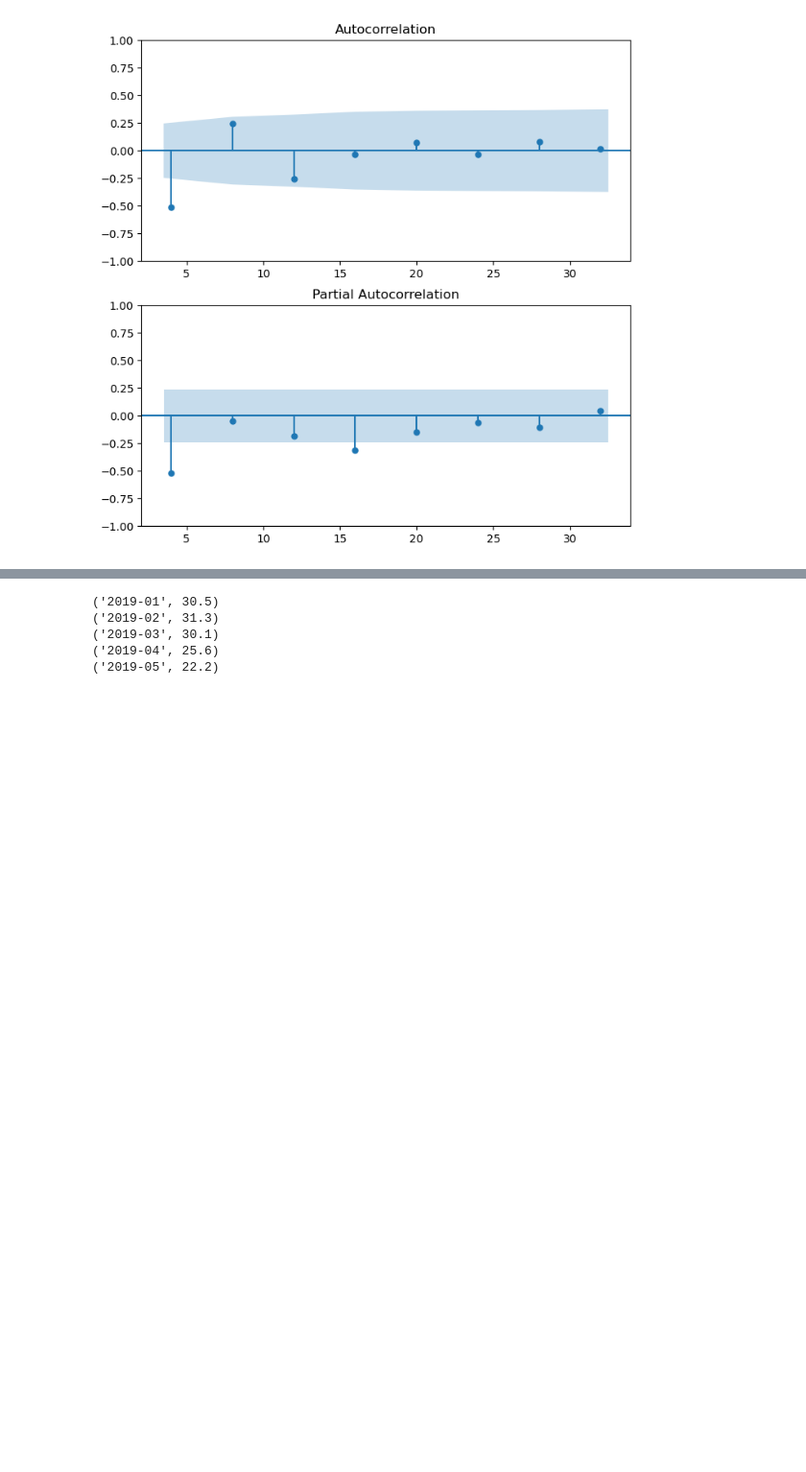
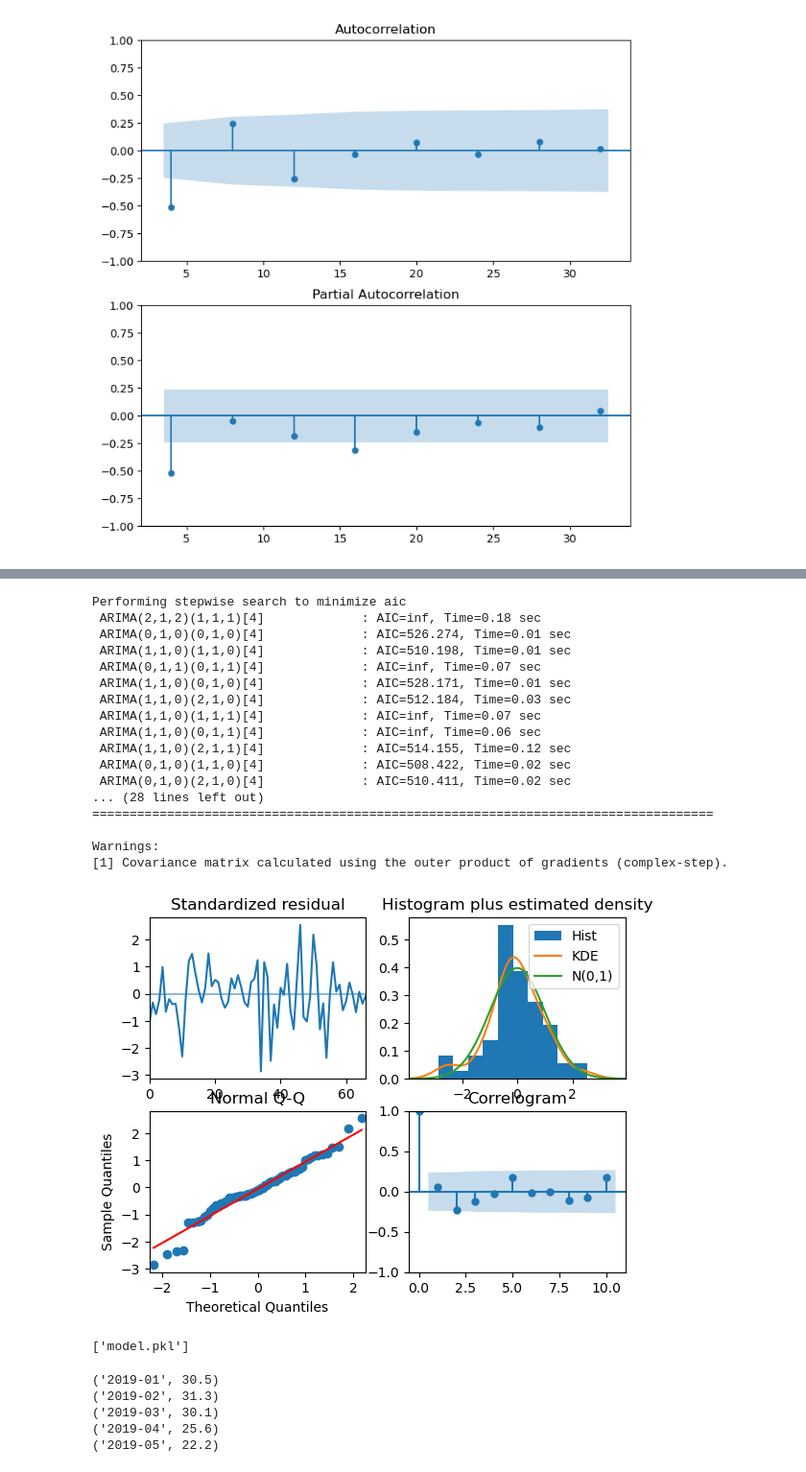
Before and after one commit to moscmh/portfolio, a Jupyter notebook: Time_Series/Perth_Fuel_Forecast/perth_fuel.ipynb, the cells around one changed output, grey strips where cells are left out. Shown at 96% size. Drawn from its saved outputs; the diff is of its cells as text; code cells hidden in the pictures; blank space fills up the shorter version.

Commit message:
Searched for non-seasonal and seasonal orders using pmdarima.

```diff
--- a/Time_Series/Perth_Fuel_Forecast/perth_fuel.ipynb
+++ b/Time_Series/Perth_Fuel_Forecast/perth_fuel.ipynb
@@ -449,3 +444,38 @@ ModuleNotFoundError: No module named 'pmdarima'
+# %%
+# Searching over model orders
+import pmdarima as pm
+import joblib
+results = pm.auto_arima(df_uni.values, seasonal=True, d=1, m=4, D=1, information_criterion='aic', trace=True, error_action='ignore', suppress_warnings=True, stepwise=True)
+# Update parameters with new observations
+# results.update(df_new)
+print(results.summary())
+results.plot_diagnostics()
+plt.show()
+
+joblib.dump(results, "model.pkl")
+
+# Load model
+# model_results_object = joblib.load("model.pkl")
+# %% [output]
+Performing stepwise search to minimize aic
+ ARIMA(2,1,2)(1,1,1)[4]             : AIC=inf, Time=0.18 sec
+ ARIMA(0,1,0)(0,1,0)[4]             : AIC=526.274, Time=0.01 sec
+ ARIMA(1,1,0)(1,1,0)[4]             : AIC=510.198, Time=0.01 sec
+ ARIMA(0,1,1)(0,1,1)[4]             : AIC=inf, Time=0.07 sec
+ ARIMA(1,1,0)(0,1,0)[4]             : AIC=528.171, Time=0.01 sec
+ ARIMA(1,1,0)(2,1,0)[4]             : AIC=512.184, Time=0.03 sec
+ ARIMA(1,1,0)(1,1,1)[4]             : AIC=inf, Time=0.07 sec
+ ARIMA(1,1,0)(0,1,1)[4]             : AIC=inf, Time=0.06 sec
+ ARIMA(1,1,0)(2,1,1)[4]             : AIC=514.155, Time=0.12 sec
+ ARIMA(0,1,0)(1,1,0)[4]             : AIC=508.422, Time=0.02 sec
+ ARIMA(0,1,0)(2,1,0)[4]             : AIC=510.411, Time=0.02 sec
+... (28 lines left out)
+===================================================================================
+
+Warnings:
+[1] Covariance matrix calculated using the outer product of gradients (complex-step).
+[figure, added]
+['model.pkl']
 # %%
 # Connect database for weather data
 mydb = mysql.connector.connect(
```
Also changed, not shown: parts of 3 cells of this notebook, 1 other file.
